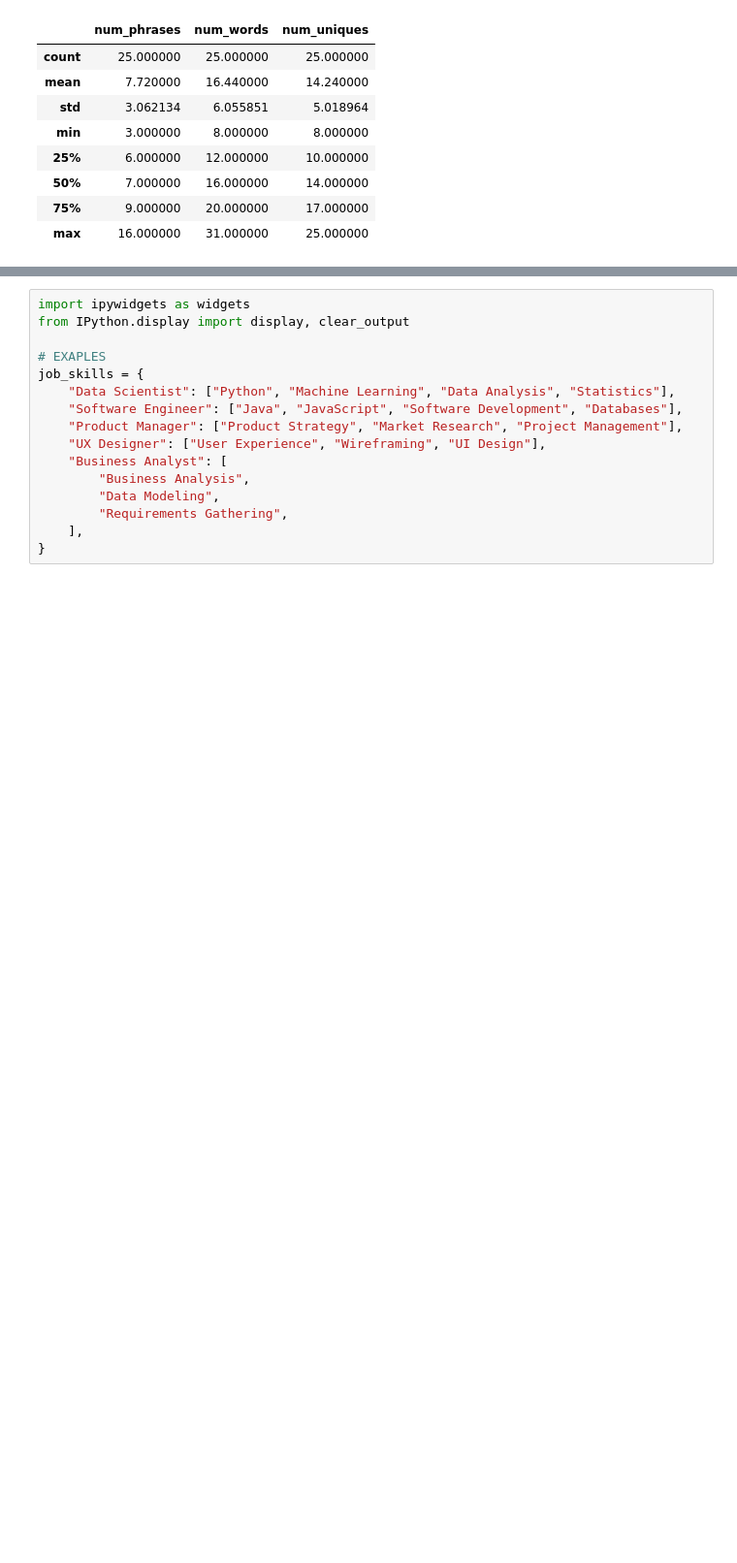
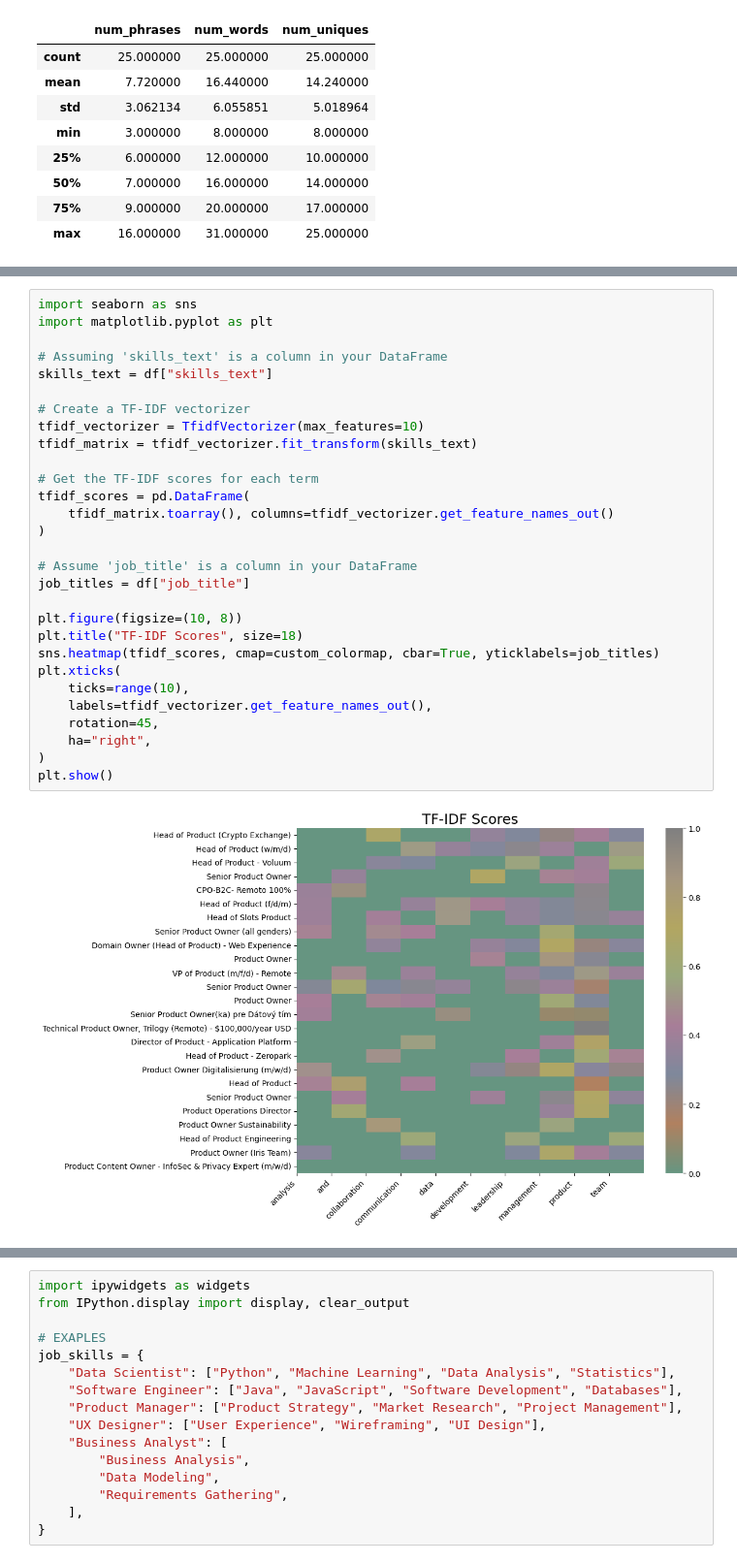
Before and after one commit to marcothedeveloper123/jobseeker, a Jupyter notebook: skills_intelligence_from_job_data.ipynb, the cells around one changed output, grey strips where cells are left out. Shown: that part at 97% size. Cells and saved outputs as stored; diff of their text form; blank space fills up the shorter version.

```diff
--- a/skills_intelligence_from_job_data.ipynb
+++ b/skills_intelligence_from_job_data.ipynb
@@ -109,0 +312,31 @@ plt.show()"""
+# %%
+import seaborn as sns
+import matplotlib.pyplot as plt
+
+# Assuming 'skills_text' is a column in your DataFrame
+skills_text = df["skills_text"]
+
+# Create a TF-IDF vectorizer
+tfidf_vectorizer = TfidfVectorizer(max_features=10)
+tfidf_matrix = tfidf_vectorizer.fit_transform(skills_text)
+
+# Get the TF-IDF scores for each term
+tfidf_scores = pd.DataFrame(
+    tfidf_matrix.toarray(), columns=tfidf_vectorizer.get_feature_names_out()
+)
+
+# Assume 'job_title' is a column in your DataFrame
+job_titles = df["job_title"]
+
+plt.figure(figsize=(10, 8))
+plt.title("TF-IDF Scores", size=18)
+sns.heatmap(tfidf_scores, cmap=custom_colormap, cbar=True, yticklabels=job_titles)
+plt.xticks(
+    ticks=range(10),
+    labels=tfidf_vectorizer.get_feature_names_out(),
+    rotation=45,
+    ha="right",
+)
+plt.show()
+# %% [output]
+[figure, added]
```
Also changed, not shown: parts of 23 cells of this notebook, 1 other file.
